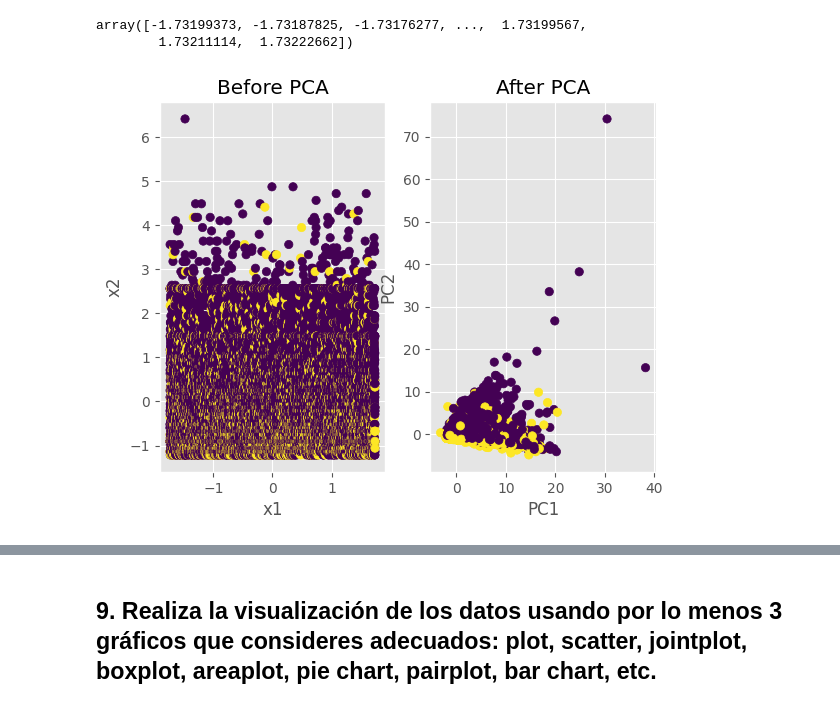
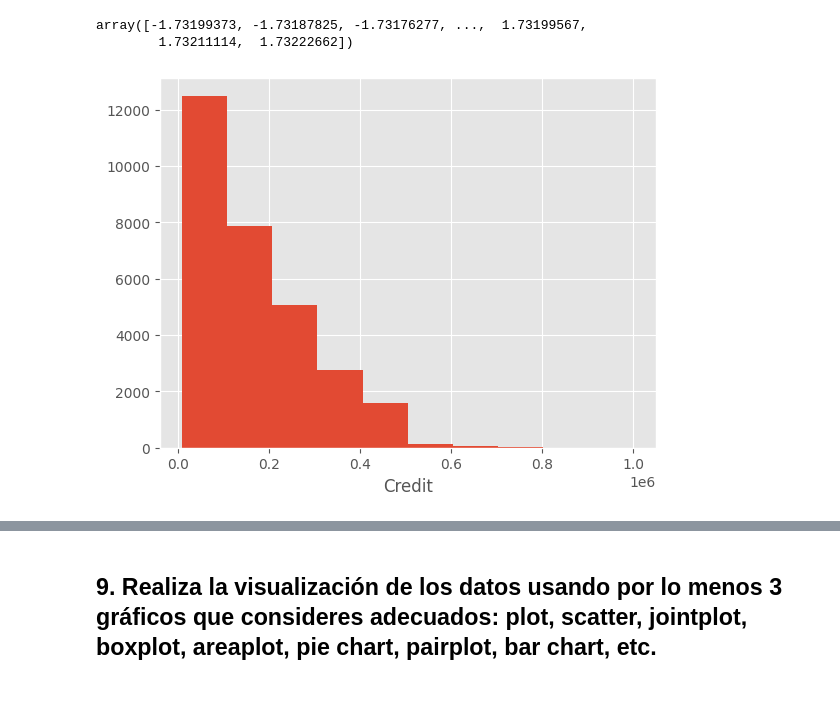
Before and after one commit to PosgradoMNA/actividades-de-aprendizaje-irvingomez, a Jupyter notebook: semana6/Visualizacion.ipynb, the cells around one changed output, grey strips where cells are left out. Saved outputs shown, nothing was run; the diff lists cells and outputs as text; code cells hidden in the pictures.

```diff
--- a/semana6/Visualizacion.ipynb
+++ b/semana6/Visualizacion.ipynb
@@ -375,19 +466,11 @@ normalized[:,0]
 # %% [output]
 array([-1.73199373, -1.73187825, -1.73176277, ...,  1.73199567,
         1.73211114,  1.73222662])
-# %%
-import matplotlib.pyplot as plt
-
-plt.style.use('ggplot')# Load the data
-fig, axes = plt.subplots(1,2)
-axes[0].scatter(normalized[:,0], normalized[:,1], c=n_df.Y)
-axes[0].set_xlabel('x1')
-axes[0].set_ylabel('x2')
-axes[0].set_title('Before PCA')
-axes[1].scatter(pca_trasnformado[:,0], pca_trasnformado[:,1], c=n_df.Y)
-axes[1].set_xlabel('PC1')
-axes[1].set_ylabel('PC2')
-axes[1].set_title('After PCA')
-plt.show()
-# %% [output]
-[figure, removed]
+# %%
+import matplotlib.pyplot as plt
+
+plt.hist(df["X1"])
+plt.xlabel("Credit")
+plt.show()
+# %% [output]
+[figure, added]
```
Also changed, not shown: parts of 18 cells of this notebook.
